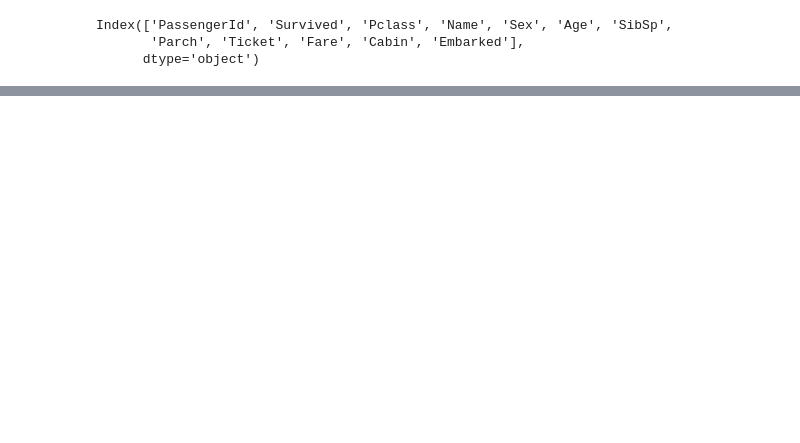
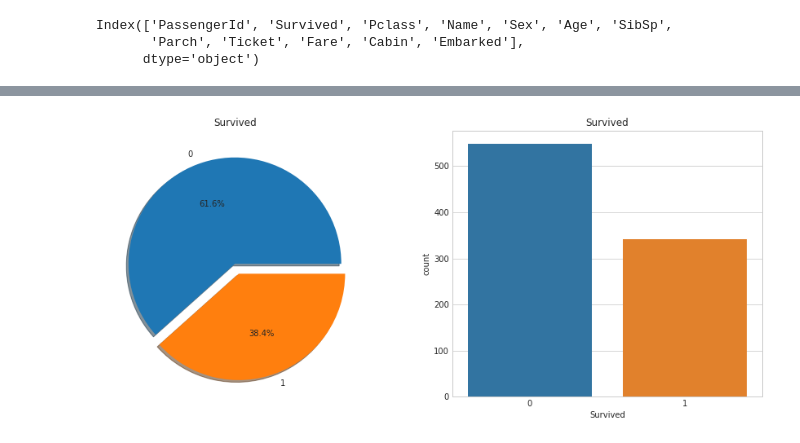
Before and after one commit to SoonKi-Eun/Kaggle, a Jupyter notebook: titanic-test-1.ipynb, the cells around one changed output, grey strips where cells are left out. Cells and saved outputs as stored; diff of their text form; code cells hidden in the pictures; blank space fills up the shorter version.

```diff
--- a/titanic-test-1.ipynb
+++ b/titanic-test-1.ipynb
@@ -72,0 +190,31 @@ train.describe(include='all')
+# %%
+#1행2열 figsize 생성
+f,ax=plt.subplots(1, 2, figsize=(15, 6))
+
+#1,1에 Survived pie chart
+# 0(die , Not Survived ) : 61.6% , 1(alive , Survived) : 38.4%
+train['Survived'].value_counts().plot.pie(explode=[0, 0.1], autopct='%1.1f%%', ax=ax[0], shadow=True)
+ax[0].set_title('Survived')
+ax[0].set_ylabel('')
+
+#1,2에 Count chart
+#0(die , Not Survived ) : 549 , 1(alive , Survived) : 342
+#train['Survived'].value_counts()
+sns.countplot('Survived',data=train, ax=ax[1])
+ax[1].set_title('Survived')
+
+plt.show()
+
+#함수화
+def piecount(col):
+    f, ax = plt.subplots(1, 2, figsize=(15, 6))
+    train[col].value_counts().plot.pie(explode=[0.1 for i in range(train[col].nunique())], autopct='%1.1f%%', ax=ax[0], shadow=True)
+    ax[0].set_title(col)
+    ax[0].set_ylabel('')
+    sns.countplot(col, data=train, ax=ax[1])
+    ax[1].set_title(col)
+    plt.show()
+
+#piecount('Survived')
+# %% [output]
+[figure, added]
```
Also changed, not shown: parts of 14 cells of this notebook.
